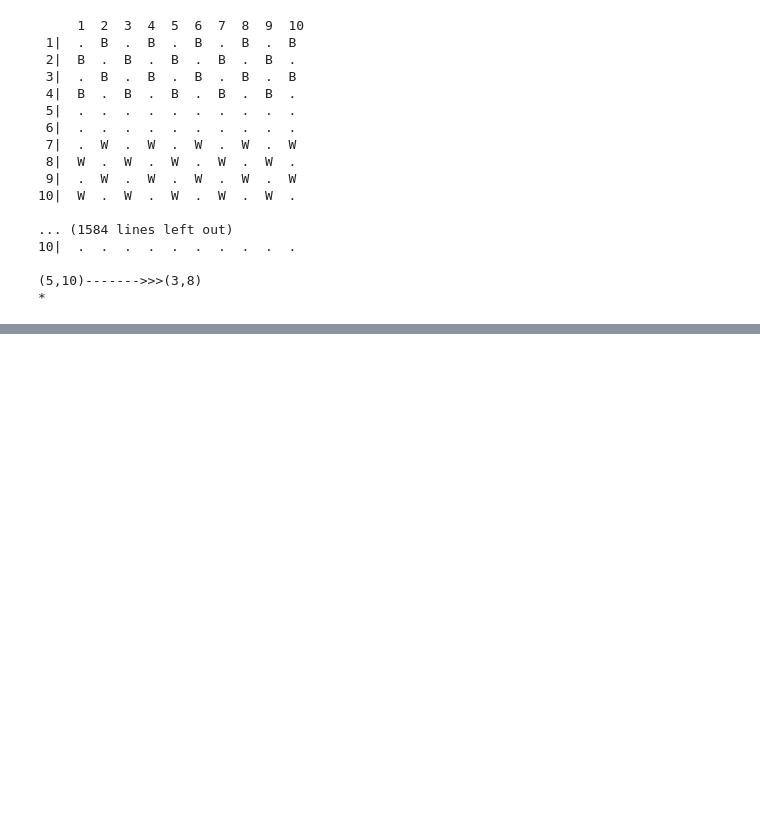
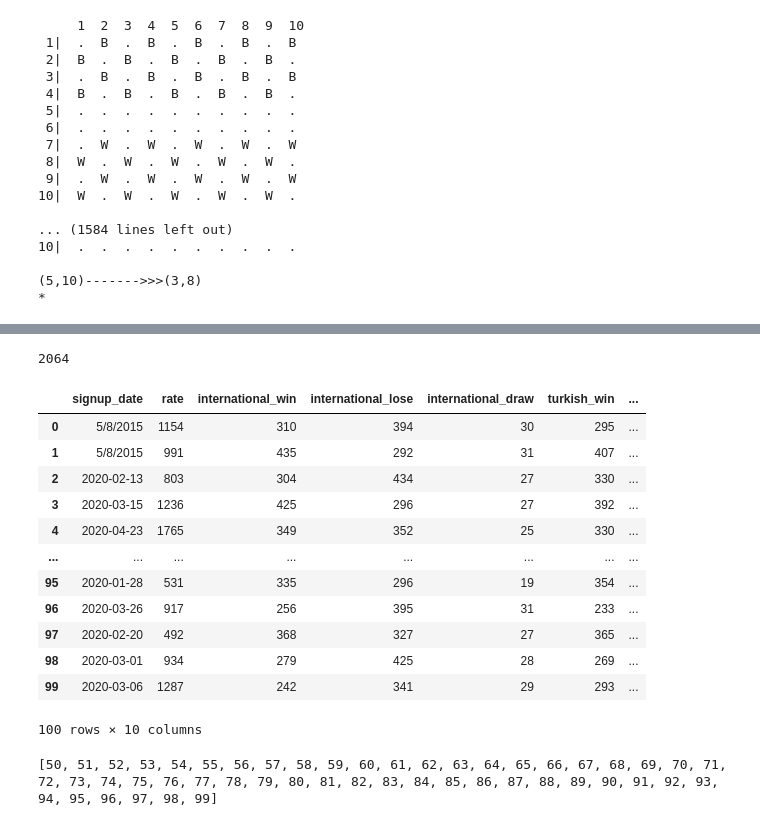
Before and after one commit to baraazain/checkers-server, a Jupyter notebook: main.ipynb, the cells around one changed output, grey strips where cells are left out. Drawn from its saved outputs; the diff is of its cells as text; code cells hidden in the pictures; blank space fills up the shorter version.

```diff
--- a/main.ipynb
+++ b/main.ipynb
@@ -164,0 +307,4 @@ except RejectedAction as e:
+# %%
+df = pd.read_csv('data/users.csv')
+df.index.name = 'player_id'
+df.head()
@@ -164,0 +319,27 @@ except RejectedAction as e:
+# %%
+max(df.rate)
+# %% [output]
+2064
+# %%
+df
+# %% [output]
+|  | signup_date | rate | international_win | international_lose | international_draw | turkish_win | ... |
+| 0 | 5/8/2015 | 1154 | 310 | 394 | 30 | 295 | ... |
+| 1 | 5/8/2015 | 991 | 435 | 292 | 31 | 407 | ... |
+| 2 | 2020-02-13 | 803 | 304 | 434 | 27 | 330 | ... |
+| 3 | 2020-03-15 | 1236 | 425 | 296 | 27 | 392 | ... |
+| 4 | 2020-04-23 | 1765 | 349 | 352 | 25 | 330 | ... |
+| ... | ... | ... | ... | ... | ... | ... | ... |
+| 95 | 2020-01-28 | 531 | 335 | 296 | 19 | 354 | ... |
+| 96 | 2020-03-26 | 917 | 256 | 395 | 31 | 233 | ... |
+| 97 | 2020-02-20 | 492 | 368 | 327 | 27 | 365 | ... |
+| 98 | 2020-03-01 | 934 | 279 | 425 | 28 | 269 | ... |
+| 99 | 2020-03-06 | 1287 | 242 | 341 | 29 | 293 | ... |
+100 rows × 10 columns
+# %%
+winningside = indices[0: 50]
+for idx in winningside:
+    indices.remove(idx)
+print(indices)
+# %% [output]
+[50, 51, 52, 53, 54, 55, 56, 57, 58, 59, 60, 61, 62, 63, 64, 65, 66, 67, 68, 69, 70, 71, 72, 73, 74, 75, 76, 77, 78, 79, 80, 81, 82, 83, 84, 85, 86, 87, 88, 89, 90, 91, 92, 93, 94, 95, 96, 97, 98, 99]
```
Also changed, not shown: parts of 28 cells of this notebook, 5 other files.
